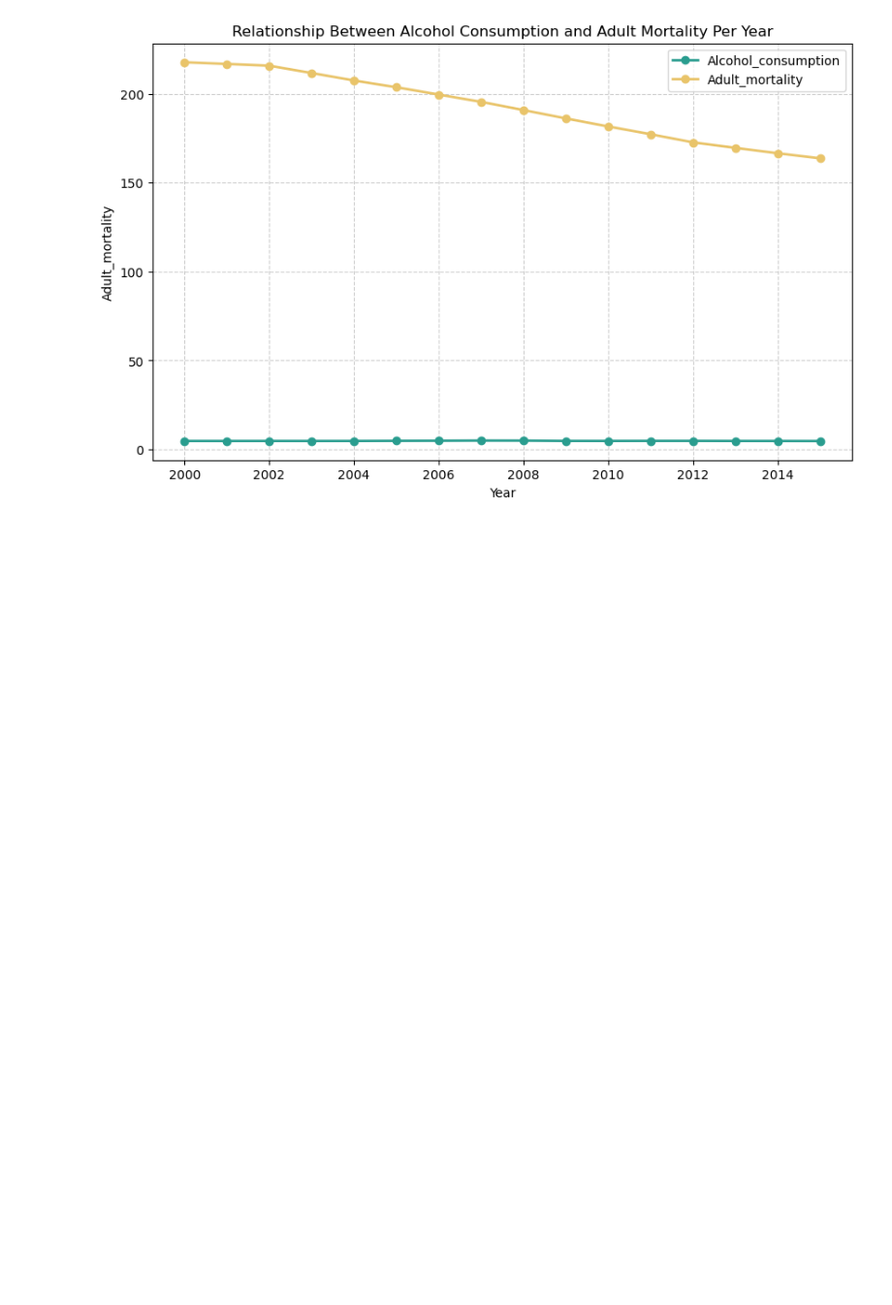
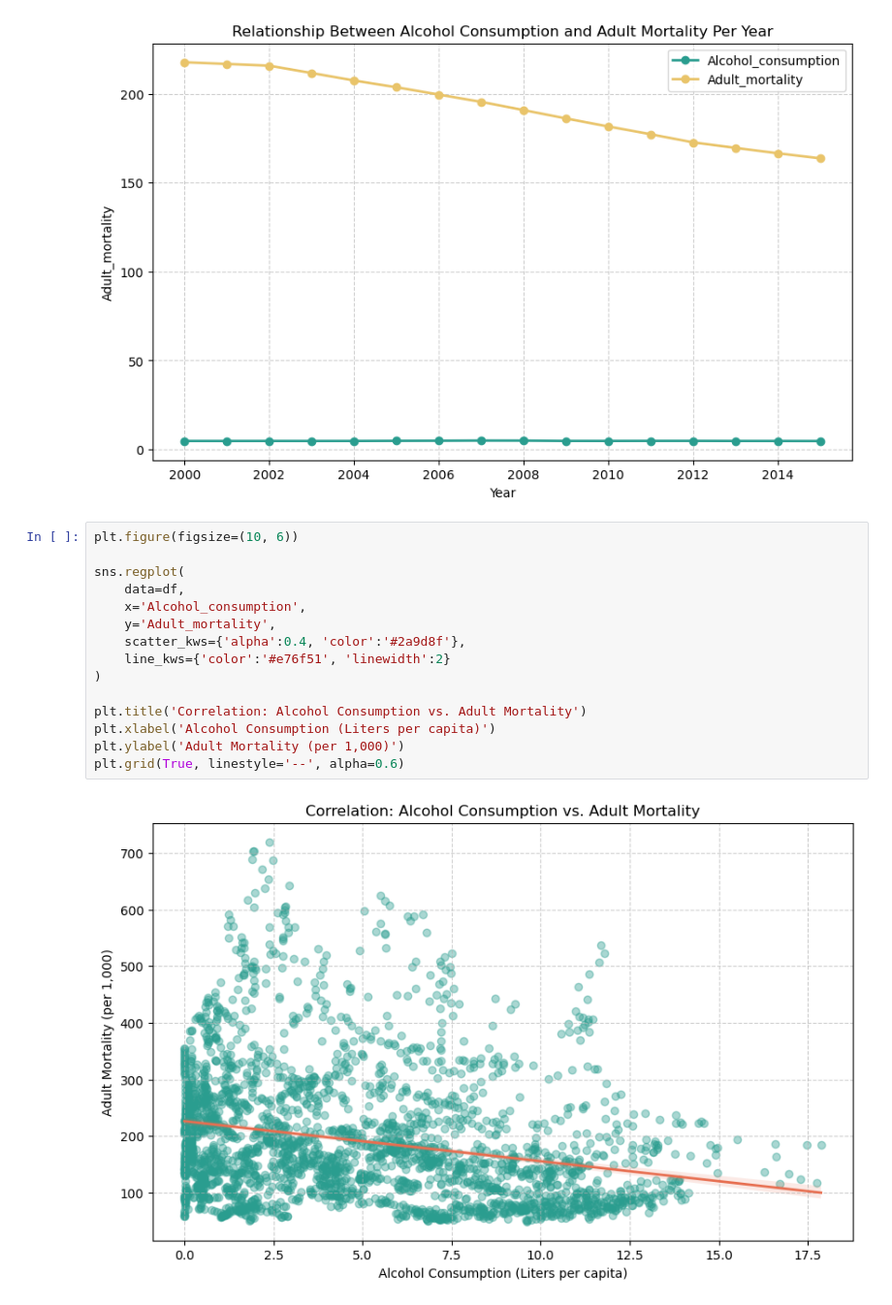
Before and after one commit to emmanuelakinmokun/ml-trailhead, a Jupyter notebook: Phase_1/analytical_sprint.ipynb, the cells around one changed output. Shown at 97% size. Saved outputs shown, nothing was run; the diff lists cells and outputs as text; blank space fills up the shorter version.

```diff
--- a/Phase_1/analytical_sprint.ipynb
+++ b/Phase_1/analytical_sprint.ipynb
@@ -204,3 +204,20 @@ plt.grid(True, linestyle='--', alpha=0.6)
 plt.show()
 # %% [output]
 [figure]
+# %%
+plt.figure(figsize=(10, 6))
+
+sns.regplot(
+    data=df,
+    x='Alcohol_consumption',
+    y='Adult_mortality',
+    scatter_kws={'alpha':0.4, 'color':'#2a9d8f'},
+    line_kws={'color':'#e76f51', 'linewidth':2}
+)
+
+plt.title('Correlation: Alcohol Consumption vs. Adult Mortality')
+plt.xlabel('Alcohol Consumption (Liters per capita)')
+plt.ylabel('Adult Mortality (per 1,000)')
+plt.grid(True, linestyle='--', alpha=0.6)
+# %% [output]
+[figure, added]
```
